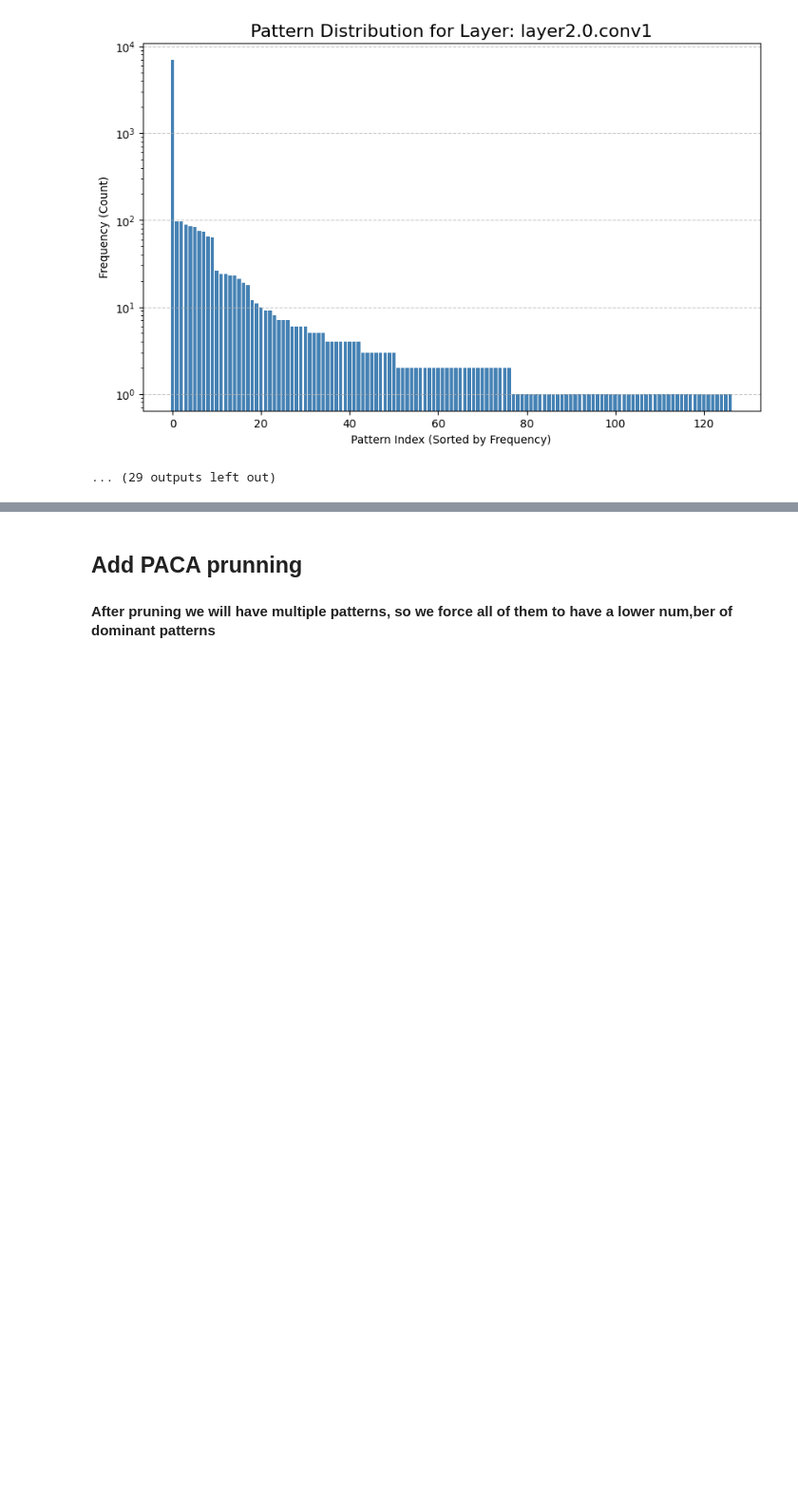
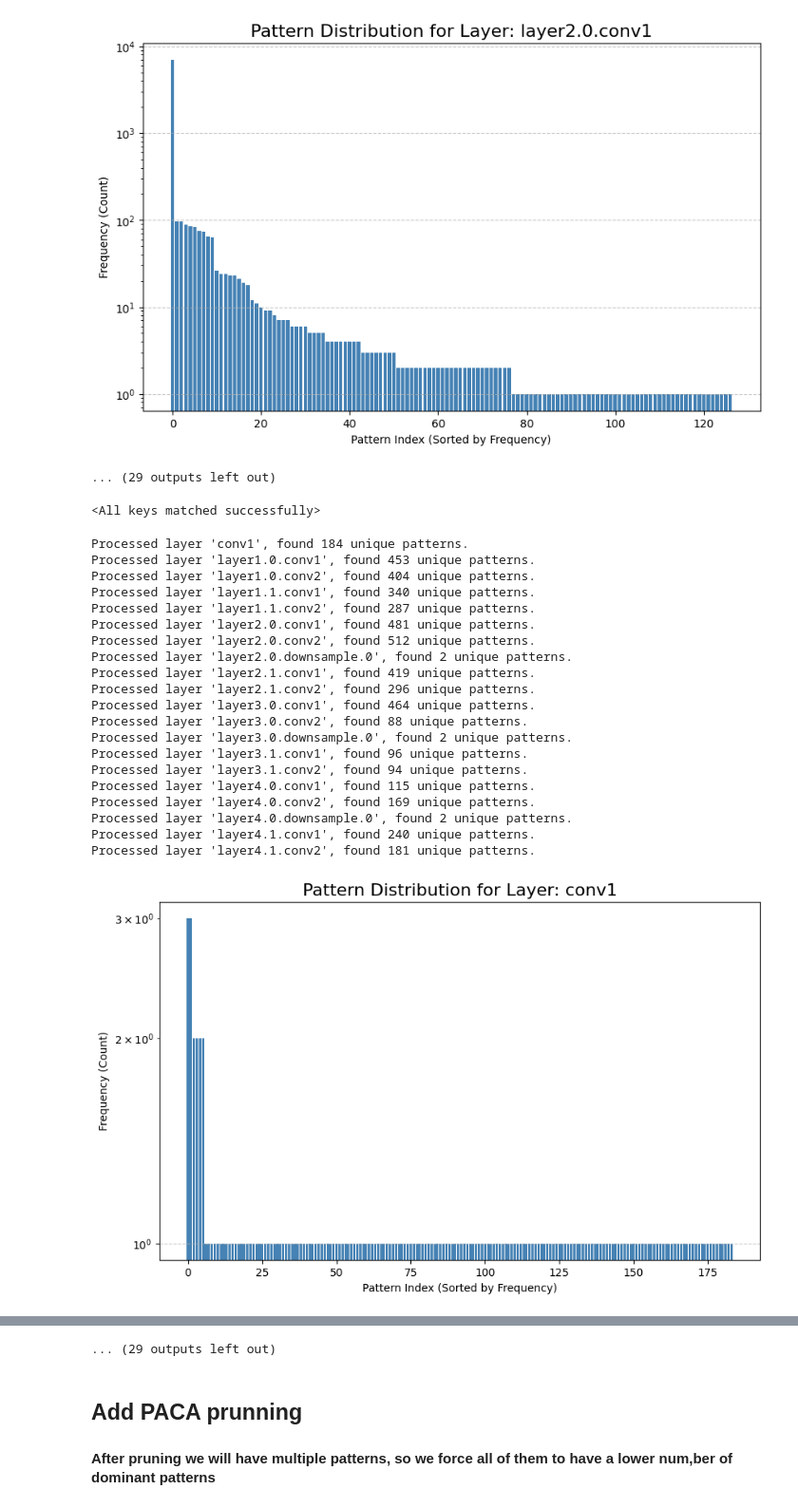
Before and after one commit to JanFSchulte/PQuant, a Jupyter notebook: examples/resnet_mdmm_paca copy.ipynb, the cells around one changed output, grey strips where cells are left out. Shown at 95% size. Drawn from its saved outputs; the diff is of its cells as text; code cells hidden in the pictures; blank space fills up the shorter version.

```diff
--- a/examples/resnet_mdmm_paca copy.ipynb
+++ b/examples/resnet_mdmm_paca copy.ipynb
@@ -335,3 +335,40 @@ Processed layer 'layer4.1.conv2', found 247 unique patterns.
 [figure]
 [figure]
 ... (29 outputs left out)
+# %%
+SAVE_PATH = 'resnet_mdmm_unstr_paca_pruned.pth'
+
+model_paca = torchvision.models.resnet18()
+model_paca.load_state_dict(torch.load(SAVE_PATH))
+# %% [output]
+<All keys matched successfully>
+# %%
+all_patterns = extract_conv_patterns(model_paca)
+for layer_name, data in all_patterns.items():
+    fig_hist = plot_pattern_distribution(layer_name, data)
+    plt.show()
+
+    fig_patterns = plot_dominant_patterns(layer_name, data)
+    plt.show()
+# %% [output]
+Processed layer 'conv1', found 184 unique patterns.
+Processed layer 'layer1.0.conv1', found 453 unique patterns.
+Processed layer 'layer1.0.conv2', found 404 unique patterns.
+Processed layer 'layer1.1.conv1', found 340 unique patterns.
+Processed layer 'layer1.1.conv2', found 287 unique patterns.
+Processed layer 'layer2.0.conv1', found 481 unique patterns.
+Processed layer 'layer2.0.conv2', found 512 unique patterns.
+Processed layer 'layer2.0.downsample.0', found 2 unique patterns.
+Processed layer 'layer2.1.conv1', found 419 unique patterns.
+Processed layer 'layer2.1.conv2', found 296 unique patterns.
+Processed layer 'layer3.0.conv1', found 464 unique patterns.
+Processed layer 'layer3.0.conv2', found 88 unique patterns.
+Processed layer 'layer3.0.downsample.0', found 2 unique patterns.
+Processed layer 'layer3.1.conv1', found 96 unique patterns.
+Processed layer 'layer3.1.conv2', found 94 unique patterns.
+Processed layer 'layer4.0.conv1', found 115 unique patterns.
+Processed layer 'layer4.0.conv2', found 169 unique patterns.
+Processed layer 'layer4.0.downsample.0', found 2 unique patterns.
+Processed layer 'layer4.1.conv1', found 240 unique patterns.
+Processed layer 'layer4.1.conv2', found 181 unique patterns.
+[figure, added]
@@ -338,3 +385,4 @@ Processed layer 'layer4.1.conv2', found 247 unique patterns.
+... (29 outputs left out)
 # %%
 import math
 
```
Also changed, not shown: parts of 1 cell of this notebook, 2 other files.
